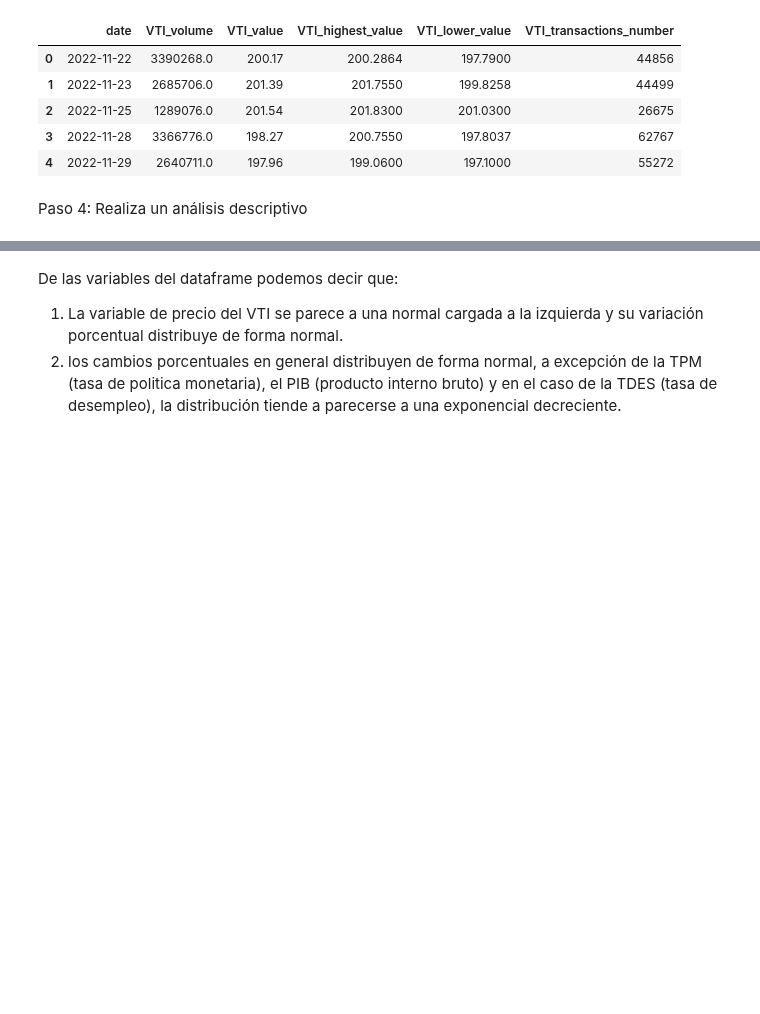
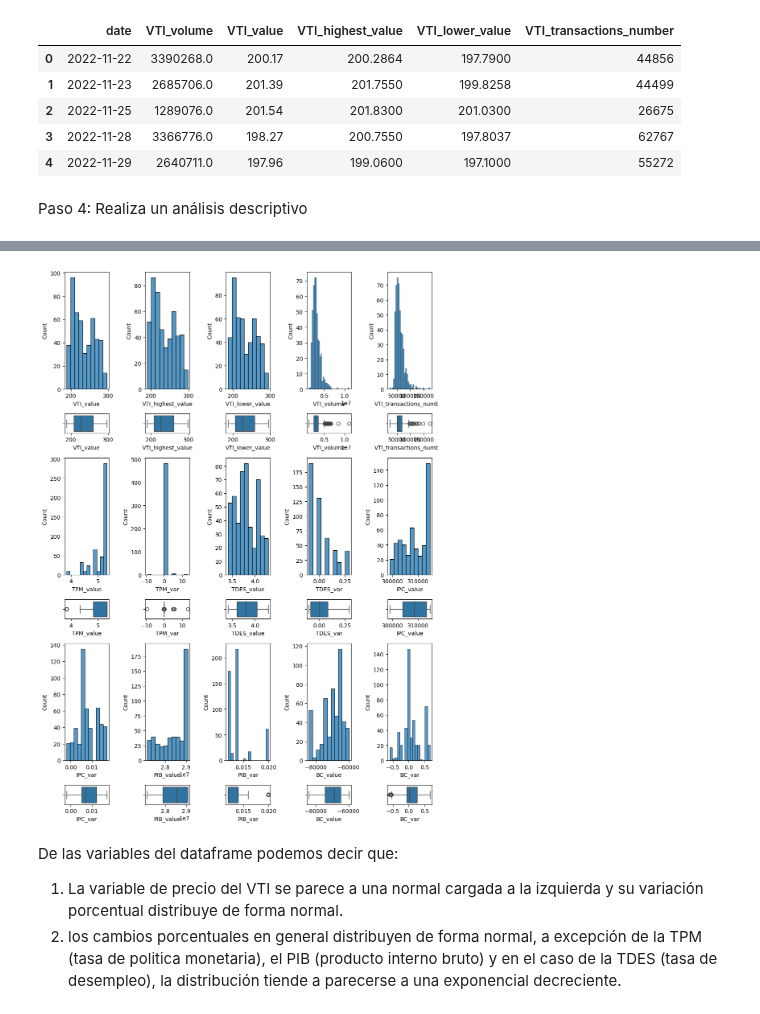
Before and after one commit to diegomacaya/proyecto_DataScience_DMS, a Jupyter notebook: src/Proyecto_Data_Science.ipynb, the cells around one changed output, grey strips where cells are left out. Drawn from its saved outputs; the diff is of its cells as text; code cells hidden in the pictures; blank space fills up the shorter version.

```diff
--- a/src/Proyecto_Data_Science.ipynb
+++ b/src/Proyecto_Data_Science.ipynb
@@ -747,3 +698,61 @@ plt.show()
+# %%
+import matplotlib.pyplot as plt
+import seaborn as sns
+
+fig, axis = plt.subplots(6, 5, figsize = (10, 14), gridspec_kw = {"height_ratios": [6, 1, 6, 1,6,1]})
+
+sns.histplot(ax = axis[0,0], data = df_vti_D, x = "VTI_value")
+sns.boxplot(ax = axis[1,0], data = df_vti_D, x = "VTI_value")
+
+sns.histplot(ax = axis[0,1], data = df_vti_D, x = "VTI_highest_value") #.set_xlim(0, 200)
+sns.boxplot(ax = axis[1,1], data = df_vti_D, x = "VTI_highest_value")
+
+sns.histplot(ax = axis[0,2], data = df_vti_D, x = "VTI_lower_value")
+sns.boxplot(ax = axis[1,2], data = df_vti_D, x = "VTI_lower_value")
+
+sns.histplot(ax = axis[0,3], data = df_vti_D, x = "VTI_volume")
+sns.boxplot(ax = axis[1,3], data = df_vti_D, x = "VTI_volume")
+
+sns.histplot(ax = axis[0,4], data = df_vti_D, x = "VTI_transactions_number")
+sns.boxplot(ax = axis[1,4], data = df_vti_D, x = "VTI_transactions_number")
+
+sns.histplot(ax = axis[2,0], data = df_vti_D, x = "TPM_value")
+sns.boxplot(ax = axis[3,0], data = df_vti_D, x = "TPM_value")
+
+sns.histplot(ax = axis[2,1], data = df_vti_D, x = "TPM_var")
+sns.boxplot(ax = axis[3,1], data = df_vti_D, x = "TPM_var")
+
+sns.histplot(ax = axis[2,2], data = df_vti_D, x = "TDES_value")
+sns.boxplot(ax = axis[3,2], data = df_indicadores_D, x = "TDES_value")
+
+sns.histplot(ax = axis[2,3], data = df_vti_D, x = "TDES_var")
+sns.boxplot(ax = axis[3,3], data = df_vti_D, x = "TDES_var")
+
+sns.histplot(ax = axis[2,4], data = df_vti_D, x = "IPC_value")
+sns.boxplot(ax = axis[3,4], data = df_vti_D, x = "IPC_value")
+
+sns.histplot(ax = axis[4,0], data = df_vti_D, x = "IPC_var")
+sns.boxplot(ax = axis[5,0], data = df_indicadores_D, x = "IPC_var")
+
+sns.histplot(ax = axis[4,1], data = df_vti_D, x = "PIB_value")
+sns.boxplot(ax = axis[5,1], data = df_vti_D, x = "PIB_value")
+
+sns.histplot(ax = axis[4,2], data = df_vti_D, x = "PIB_var")
+sns.boxplot(ax = axis[5,2], data = df_vti_D, x = "PIB_var")
+
+sns.histplot(ax = axis[4,3], data = df_vti_D, x = "BC_value")
+sns.boxplot(ax = axis[5,3], data = df_vti_D, x = "BC_value")
+
+sns.histplot(ax = axis[4,4], data = df_vti_D, x = "BC_var")
+sns.boxplot(ax = axis[5,4], data = df_vti_D, x = "BC_var")
+
+# Adjust layout
+plt.tight_layout()
+
+# Show the plot
+plt.show()
+# %% [output]
+[figure, added]
 # %% [markdown]
 De las variables del dataframe podemos decir que:
 1. La variable de precio del VTI se parece a una normal cargada a la izquierda y su variación porcentual distribuye de forma normal.
```
Also changed, not shown: parts of 3 cells of this notebook.
